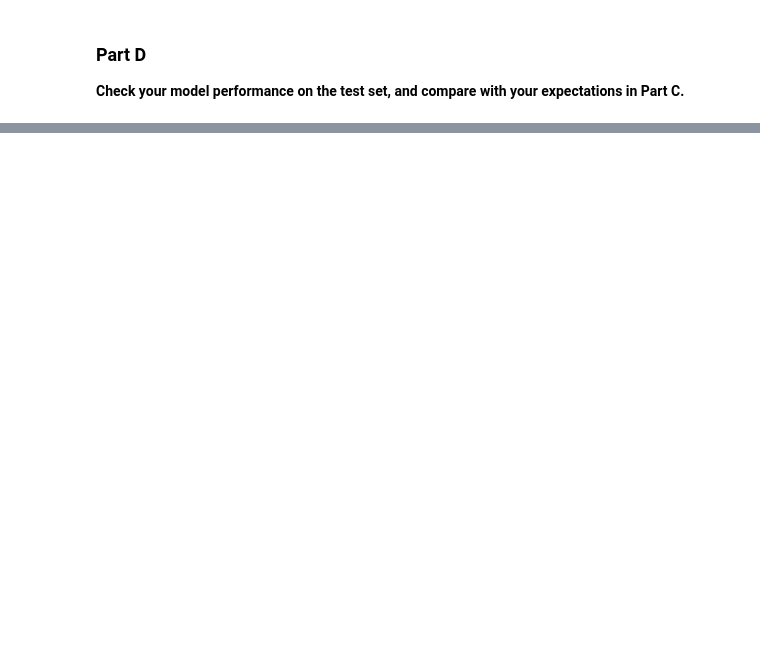
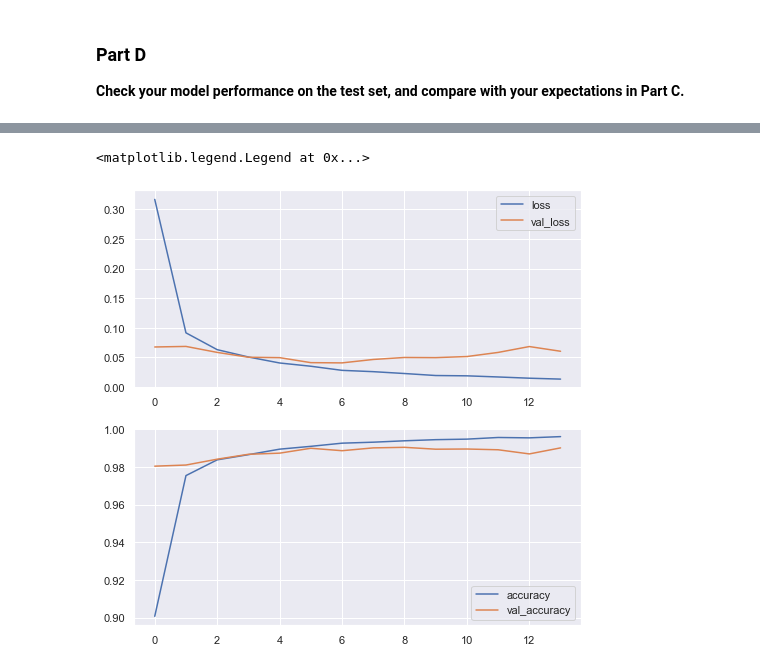
Before and after one commit to pranavavva/sml-310-project-3, a Jupyter notebook: project-3-sml-310-pranav-avva.ipynb, the cells around one changed output, grey strips where cells are left out. Drawn from its saved outputs; the diff is of its cells as text; code cells hidden in the pictures; blank space fills up the shorter version.

```diff
--- a/project-3-sml-310-pranav-avva.ipynb
+++ b/project-3-sml-310-pranav-avva.ipynb
@@ -174,0 +291,24 @@ ax[1].legend()
+# %%
+model2 = models.Sequential()
+
+# use convolutional layers to create a CNN
+# input is images of size 28x28 pixels
+model2.add(layers.Conv2D(32, (3, 3), activation='relu', input_shape=(28, 28, 1)))
+model2.add(layers.MaxPooling2D((2, 2)))
+model2.add(layers.Conv2D(64, (3, 3), activation='relu'))
+model2.add(layers.MaxPooling2D((2, 2)))
+model2.add(layers.Conv2D(64, (3, 3), activation='relu'))
+
+# flatten and add dense layers
+model2.add(layers.Flatten())
+model2.add(layers.Dense(32, activation='relu'))
+model2.add(layers.Dense(32, activation='relu'))
+model2.add(layers.Dense(32, activation='relu'))
+
+# add a dropout layer to prevent overfitting
+model2.add(layers.Dropout(0.3))
+
+# output layer
+model2.add(layers.Dense(10, activation='softmax'))
+
+model2.summary()
@@ -174,0 +333,9 @@ ax[1].legend()
+# %%
+# early stopping
+from keras.callbacks import EarlyStopping
+
+early_stopping = EarlyStopping(monitor='val_loss', patience=7, restore_best_weights=True)
+
+# compile the model
+model2.compile(optimizer='adam', loss='sparse_categorical_crossentropy', metrics=['accuracy'])
+history2 = model2.fit(X_train, y_train, epochs=50, validation_data=(X_valid, y_valid), callbacks=[early_stopping])
@@ -174,0 +385,13 @@ ax[1].legend()
+# %%
+# plot loss, val_loss on one axis and accuracy, val_accuracy on the other
+fig, ax = plt.subplots(2, 1, figsize=(8, 8))
+ax[0].plot(history2.history['loss'], label='loss')
+ax[0].plot(history2.history['val_loss'], label='val_loss')
+ax[0].legend()
+
+ax[1].plot(history2.history['accuracy'], label='accuracy')
+ax[1].plot(history2.history['val_accuracy'], label='val_accuracy')
+ax[1].legend()
+# %% [output]
+<matplotlib.legend.Legend at 0x...>
+[figure, added]
```
Also changed, not shown: parts of 19 cells of this notebook.
